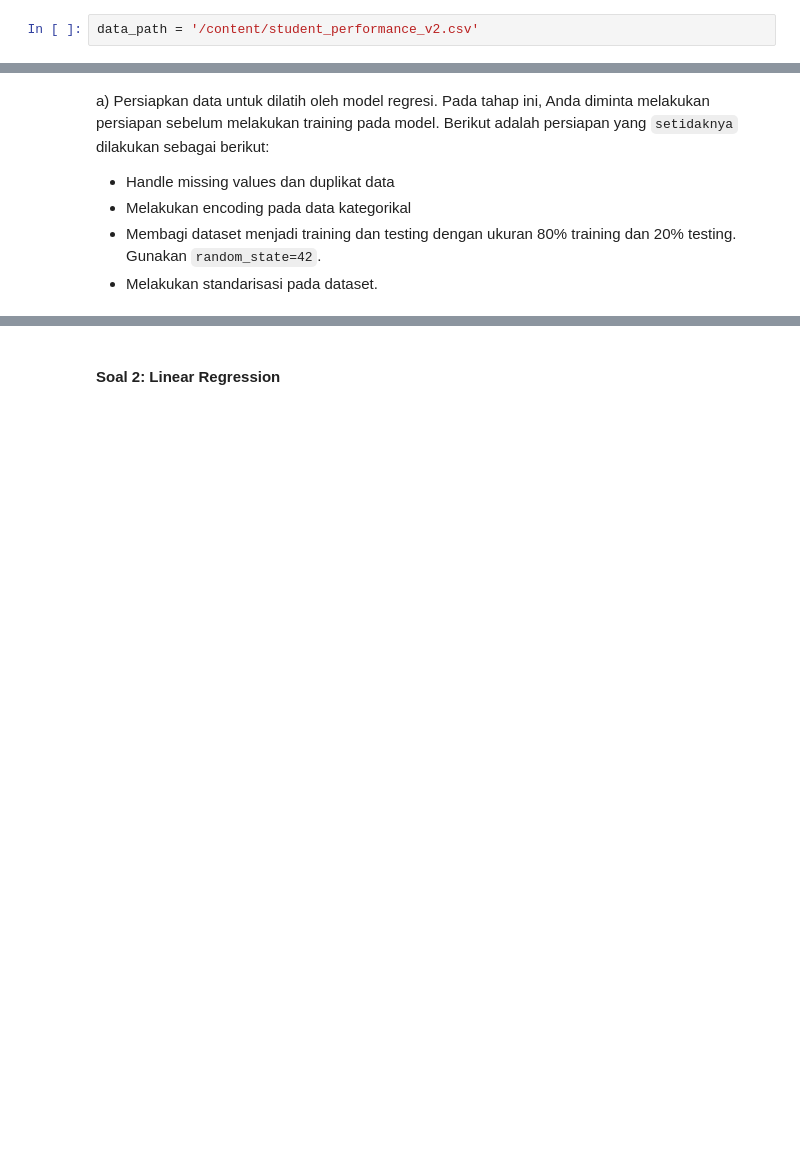
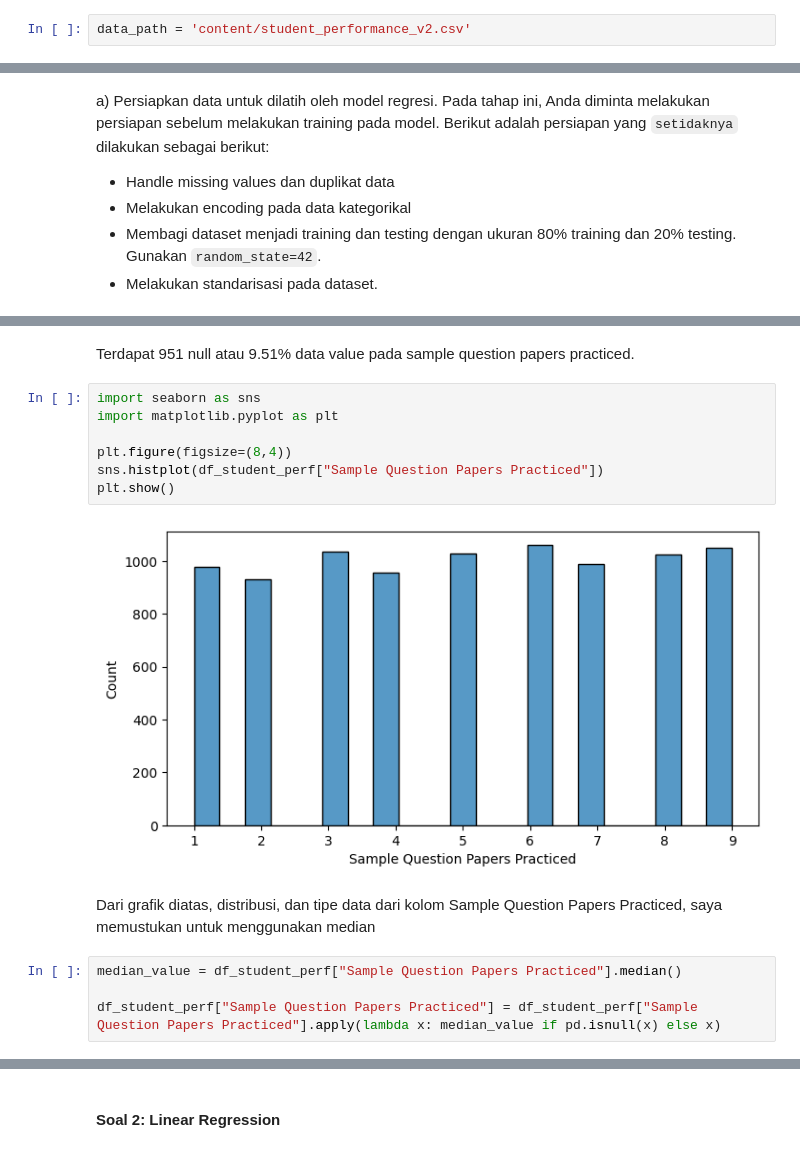
Before and after one commit to mhmdhaekal/lab-6-kasdad, a Jupyter notebook: C_Lab6_2206817490_MuhammadHaekalKalipaksi.ipynb, the cells around one changed output, grey strips where cells are left out. Cells and saved outputs as stored; diff of their text form; blank space fills up the shorter version.

Commit message:
Implement data imputation

```diff
--- a/C_Lab6_2206817490_MuhammadHaekalKalipaksi.ipynb
+++ b/C_Lab6_2206817490_MuhammadHaekalKalipaksi.ipynb
@@ -311,7 +311,7 @@ Dataset yang digunakan pada bagian linear regression, lasso regression, dan ridg
 
 **Sumber data dan penjelasan:** https://www.kaggle.com/datasets/nikhil7280/student-performance-multiple-linear-regression/data
 # %%
-data_path = '/content/student_performance_v2.csv'
+data_path = 'content/student_performance_v2.csv'
 # %%
 import pandas as pd
 
@@ -352,0 +401,17 @@ Pada tahap ini, Anda diminta melakukan persiapan sebelum melakukan training pada
+# %% [markdown]
+Terdapat 951 null atau 9.51% data value pada sample question papers practiced.
+# %%
+import seaborn as sns
+import matplotlib.pyplot as plt
+
+plt.figure(figsize=(8,4))
+sns.histplot(df_student_perf["Sample Question Papers Practiced"])
+plt.show()
+# %% [output]
+[figure, added]
+# %% [markdown]
+Dari grafik diatas, distribusi, dan tipe data dari kolom Sample Question Papers Practiced, saya memustukan untuk menggunakan median
+# %%
+median_value = df_student_perf["Sample Question Papers Practiced"].median()
+
+df_student_perf["Sample Question Papers Practiced"] = df_student_perf["Sample Question Papers Practiced"].apply(lambda x: median_value if pd.isnull(x) else x)
```
Also changed, not shown: parts of 12 cells of this notebook.
